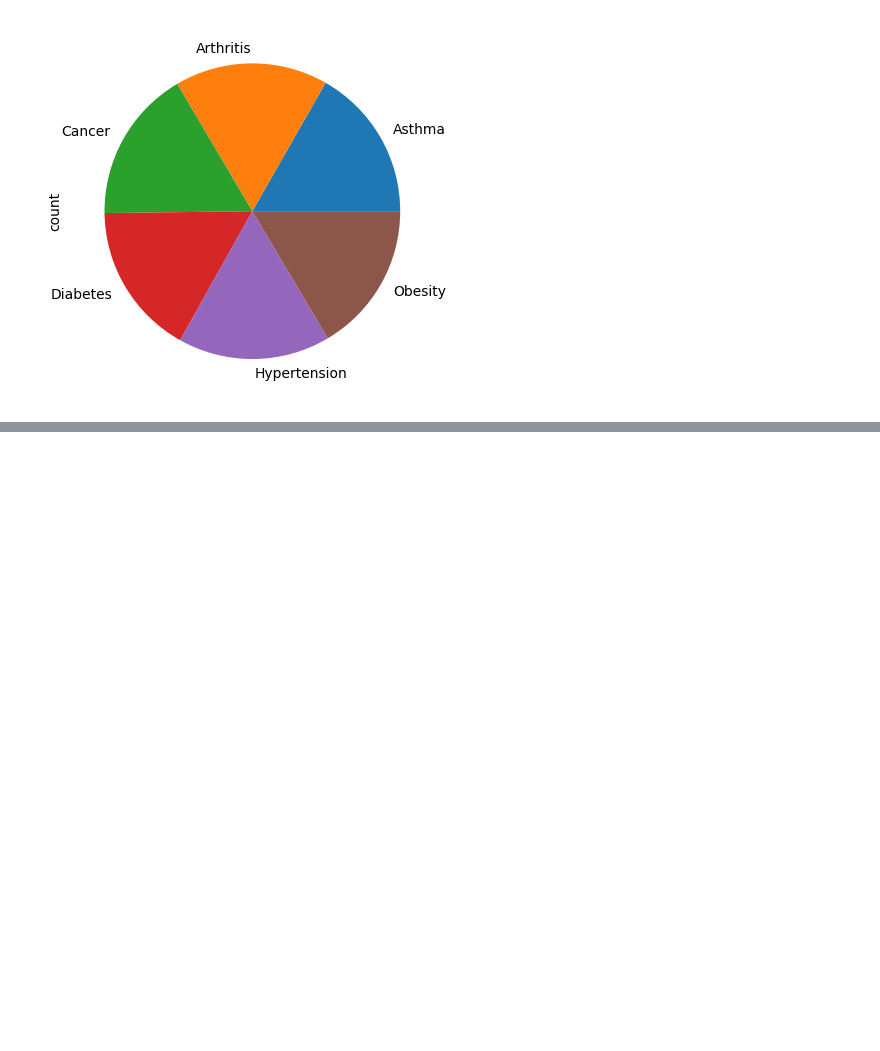
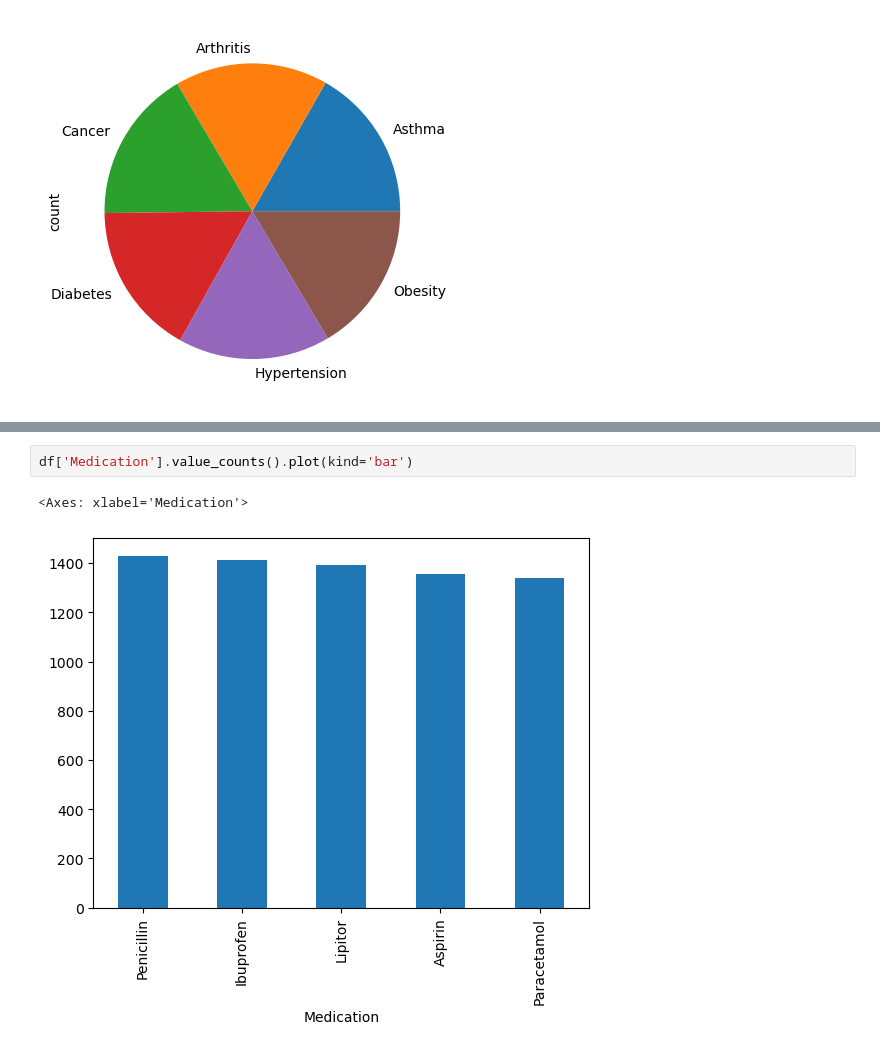
Before and after one commit to abwakujeff/Healthcare, a Jupyter notebook: Healthcare.ipynb, the cells around one changed output, grey strips where cells are left out. Saved outputs shown, nothing was run; the diff lists cells and outputs as text; blank space fills up the shorter version.

```diff
--- a/Healthcare.ipynb
+++ b/Healthcare.ipynb
@@ -144,0 +161,5 @@ df['Medical Condition'].value_counts().plot(kind='pie')
+# %%
+df['Medication'].value_counts().plot(kind='bar')
+# %% [output]
+<Axes: xlabel='Medication'>
+[figure, added]
```
Also changed, not shown: parts of 27 cells of this notebook.
